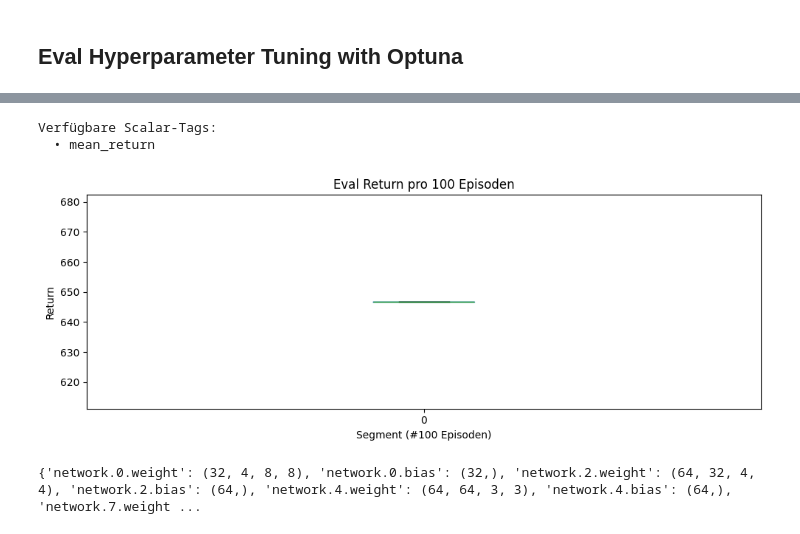
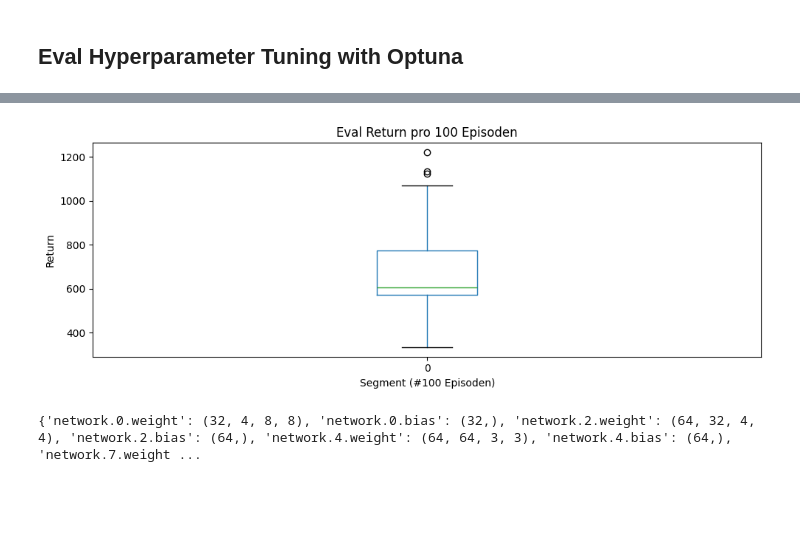
Before and after one commit to FloBaumgartner/rle_space_invaders, a Jupyter notebook: eval_metrics.ipynb, the cells around one changed output, grey strips where cells are left out. Drawn from its saved outputs; the diff is of its cells as text; code cells hidden in the pictures; blank space fills up the shorter version.

```diff
--- a/eval_metrics.ipynb
+++ b/eval_metrics.ipynb
@@ -461,6 +485,6 @@ display_returns_per_100_episodes(df_rnd)
 # %% [markdown]
 ## Eval Hyperparameter Tuning with Optuna
 # %%
-optuna = r"runs\ALE\SpaceInvaders-v5__hp-optuna__1__20250615_100646"
+optuna = r"runs\spaceinvaders-eval-20250615"
 print(f"Verwende logdir: {optuna}")
 # %% [output]
@@ -526,13 +541,6 @@ display_eval_tags(df_optuna, optuna_tags)
-# %%
-optuna_ = r"runs\ALE\SpaceInvaders-v5__hp-optuna__1__20250615_100646\1749983621.6088789"
-df_optuna_ = load_scalars(optuna_)
-optuna_tags_eval = display_available_tags(df_optuna_)
-# %% [output]
-Verfügbare Scalar‑Tags:
-  • mean_return
 # %%
-display_returns_per_100_episodes(df_optuna_, tag='mean_return')
+display_returns_per_100_episodes(df_optuna)
 # %% [output]
-[figure, old version]
+[figure, new version]
 # %%
 import torch
```
Also changed, not shown: parts of 12 cells of this notebook, 2 other files.
